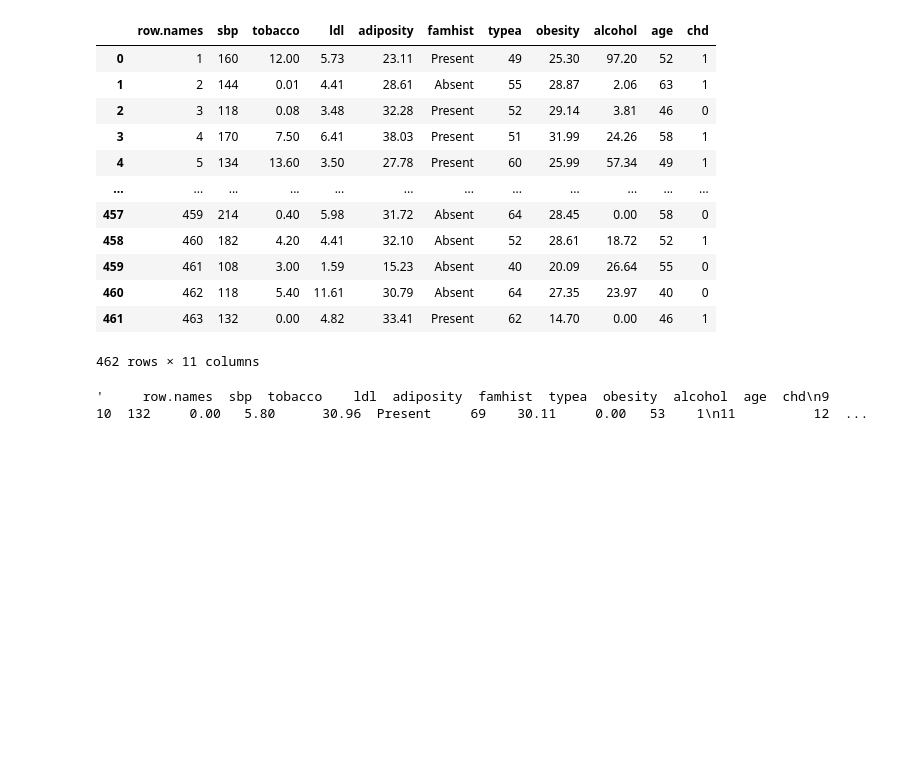
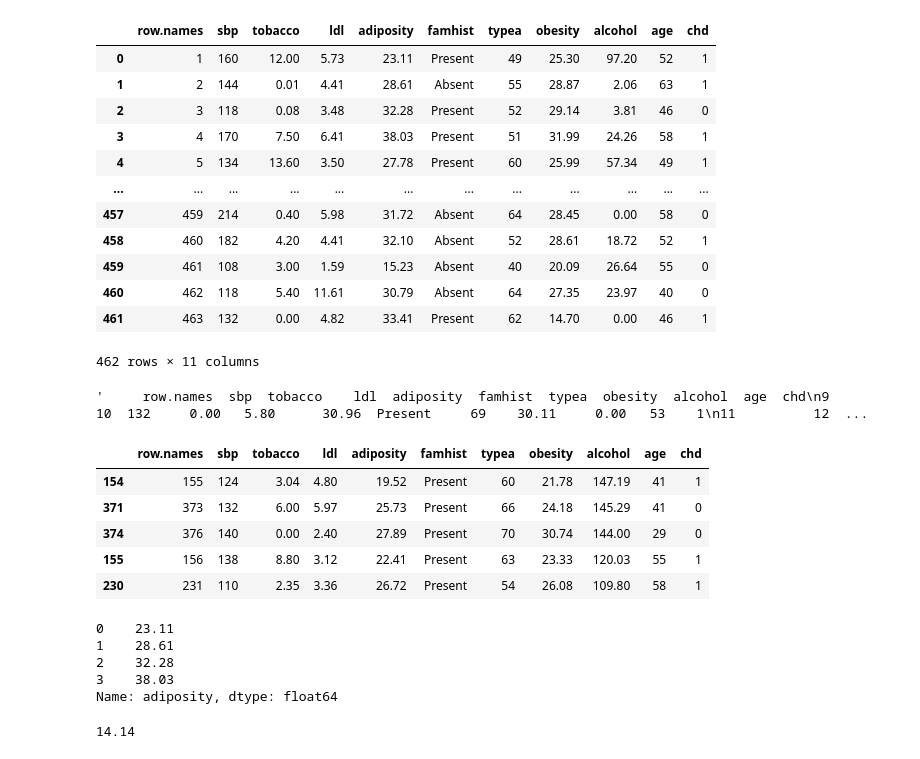
Before and after one commit to Shireesha-perspective-data/Data-Extraction-and-Preprocessing-using-Pandas, a Jupyter notebook: CHD_coronary_file.ipynb, the cells around one changed output. Saved outputs shown, nothing was run; the diff lists cells and outputs as text; code cells hidden in the pictures; blank space fills up the shorter version.

```diff
--- a/CHD_coronary_file.ipynb
+++ b/CHD_coronary_file.ipynb
@@ -517,3 +517,24 @@ r=df.nsmallest(150,"alcohol")#,keep="first")
 r.to_string()
 # %% [output]
 '     row.names  sbp  tobacco    ldl  adiposity  famhist  typea  obesity  alcohol  age  chd\n9           10  132     0.00   5.80      30.96  Present     69    30.11     0.00   53    1\n11          12  ...
+# %%
+df.nlargest(5,"alcohol")# here we  want to 5 largest samples from the aocohol from the dataset
+# %% [output]
+|  | row.names | sbp | tobacco | ldl | adiposity | famhist | typea | obesity | alcohol | age | chd |
+| 154 | 155 | 124 | 3.04 | 4.80 | 19.52 | Present | 60 | 21.78 | 147.19 | 41 | 1 |
+| 371 | 373 | 132 | 6.00 | 5.97 | 25.73 | Present | 66 | 24.18 | 145.29 | 41 | 0 |
+| 374 | 376 | 140 | 0.00 | 2.40 | 27.89 | Present | 70 | 30.74 | 144.00 | 29 | 0 |
+| 155 | 156 | 138 | 8.80 | 3.12 | 22.41 | Present | 63 | 23.33 | 120.03 | 55 | 1 |
+| 230 | 231 | 110 | 2.35 | 3.36 | 26.72 | Present | 54 | 26.08 | 109.80 | 58 | 1 |
+# %%
+df.loc[:3,"adiposity"] #here loc[],loc function selected the rows and columns with specific lables
+# %% [output]
+0    23.11
+1    28.61
+2    32.28
+3    38.03
+Name: adiposity, dtype: float64
+# %%
+df.loc[5,"alcohol"]
+# %% [output]
+14.14
```
Also changed, not shown: parts of 28 cells of this notebook.
